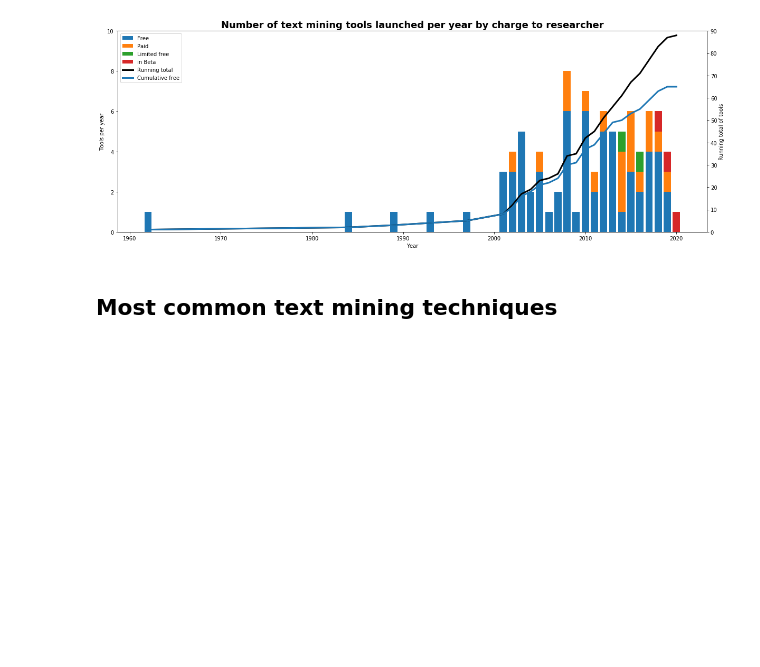
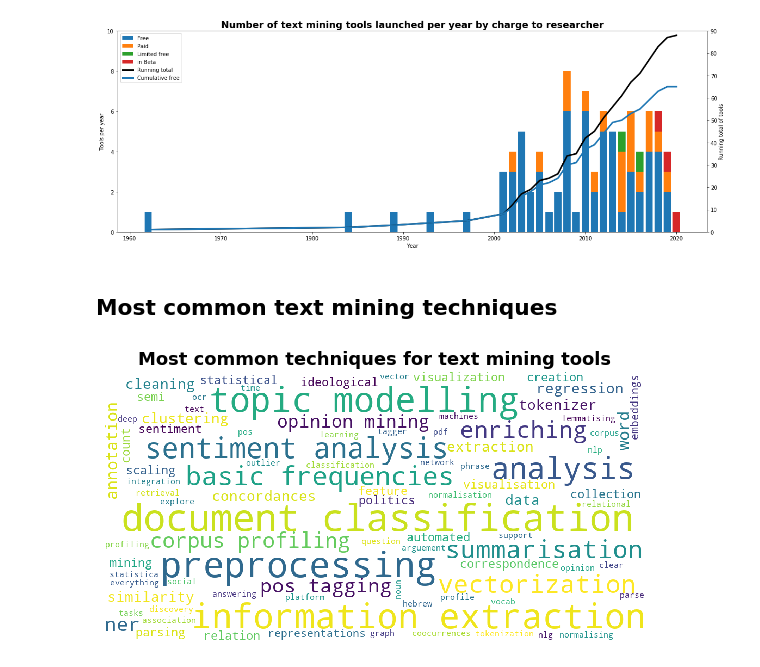
Before and after one commit to sagepublishing/sage_tools_social_science, a Jupyter notebook: data/text_mining_tools.ipynb, the cells around one changed output. Drawn from its saved outputs; the diff is of its cells as text; code cells hidden in the pictures; blank space fills up the shorter version.

Commit message:
adding wordcloud techniques

```diff
--- a/data/text_mining_tools.ipynb
+++ b/data/text_mining_tools.ipynb
@@ -91,19 +91,21 @@ plt.show()
 # %%
 text_mining_df['technique'] = text_mining_df['technique'].str.lower()
 
 wordcloud = WordCloud(
     width = 1000,
     height = 500,
     background_color = 'white').generate(', '.join(text_mining_df['technique']))
 
 fig = plt.figure(
     figsize = (10, 5),
     facecolor = 'w',
     edgecolor = 'k')
 
-plt.title('Fig 3. Most common techniques for text mining tools', fontdict={'fontweight':'bold', 'fontsize': 18})
+plt.title('Most common techniques for text mining tools', fontdict={'fontweight':'bold', 'fontsize': 18})
 plt.imshow(wordcloud)
 plt.axis("off")
+
+plt.savefig('images/text_mining_techniques.png', dpi=300)
 plt.show()
-
-#plt.savefig('Text_mining_techniques.png', dpi=300)
+# %% [output]
+[figure, added]
```
Also changed, not shown: parts of 1 cell of this notebook, 2 other files.
